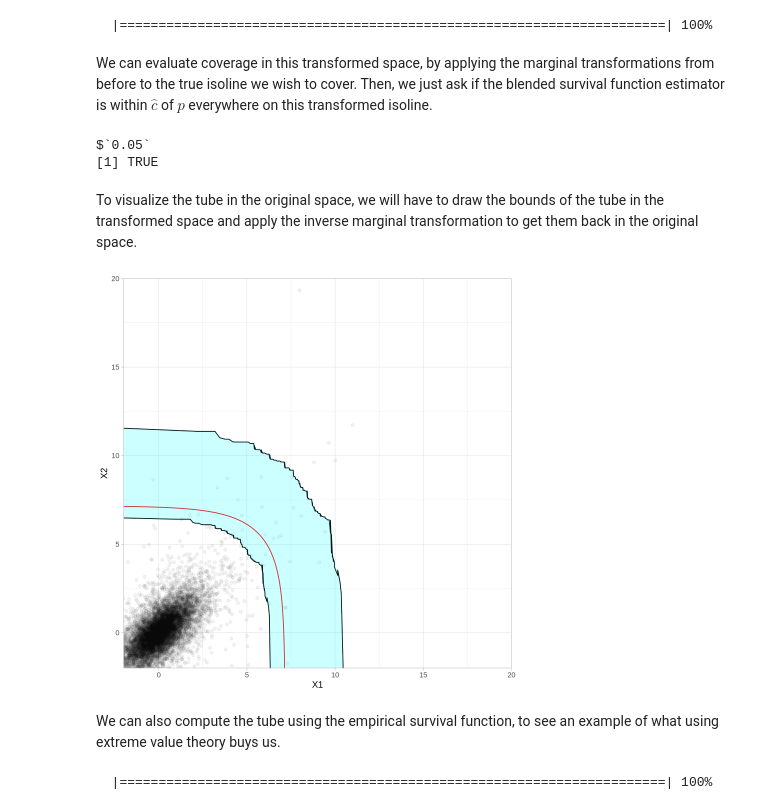
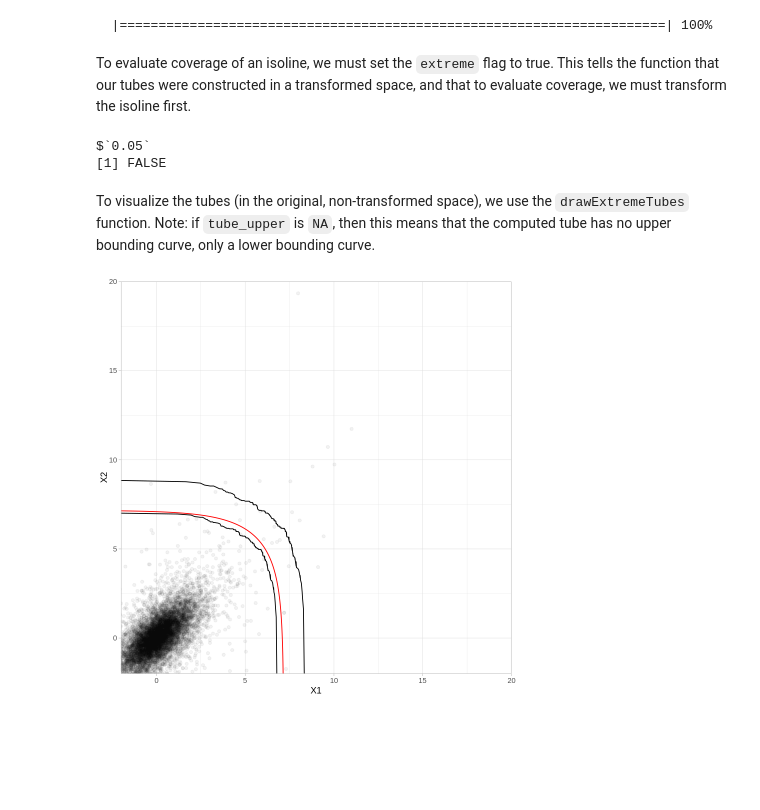
Before and after one commit to jbbutler/isolines_uq, a Jupyter notebook: notebooks/tutorials/tube_construction.ipynb, the cells around one changed output. Saved outputs shown, nothing was run; the diff lists cells and outputs as text; code cells hidden in the pictures; blank space fills up the shorter version.

```diff
--- a/notebooks/tutorials/tube_construction.ipynb
+++ b/notebooks/tutorials/tube_construction.ipynb
@@ -152,6 +117,6 @@ transformed_dat <- data.frame(X1=transformed_dat_X1, X2=transformed_dat_X2)
 # %%
-# Step 2: construct confidence tube using transformed data
-extreme_tube <- computeExtremeRegion(dat=transformed_dat,
+gamma <- 1/2
+extreme_tube <- computeExtremeRegion(dat=dat,
                                      alphas=c(0.05),
                                      p=0.001,
                                      B=500,
@@ -161,52 +126,26 @@ extreme_tube <- computeExtremeRegion(dat=transformed_dat,
 # %% [output]
   |======================================================================| 100%
 # %% [markdown]
-We can evaluate coverage in this transformed space, by applying the marginal transformations from before to the true isoline we wish to cover. Then, we just ask if the blended survival function estimator is within $\hat{c}$ of $p$ everywhere on this transformed isoline.
+To evaluate coverage of an isoline, we must set the `extreme` flag to true. This tells the function that our tubes were constructed in a transformed space, and that to evaluate coverage, we must transform the isoline first.
 # %%
-transformed_isoline <- data.frame(X1=transform(p_isoline[,1], dat[,1]), X2=transform(p_isoline[,2], dat[,2]))
-evaluateCoverage(extreme_tube, transformed_isoline)
+evaluateCoverage(extreme_tube, p_isoline, extreme=TRUE)
 # %% [output]
 $`0.05`
-[1] TRUE
+[1] FALSE
 # %% [markdown]
-To visualize the tube in the original space, we will have to draw the bounds of the tube in the transformed space and apply the inverse marginal transformation to get them back in the original space.
+To visualize the tubes (in the original, non-transformed space), we use the `drawExtremeTubes` function. Note: if `tube_upper` is `NA`, then this means that the computed tube has no upper bounding curve, only a lower bounding curve.
 # %%
-drawn_tubes_trans <- drawExtremeTubes(extreme_tube, alpha=0.05, lbs=c(0,0), n_coords=200)
-lower_trans <- drawn_tubes_trans$tube_lower
-upper_trans <- drawn_tubes_trans$tube_upper
+drawn_tubes <- drawExtremeTubes(extreme_tube, alpha=0.05, lbs=c(0,0), n_coords=200)
+ext_upper <- drawn_tubes$tube_lower
+ext_lower <- drawn_tubes$tube_upper
-# %%
-inv_transform <- function(pts, dat) {
-        orig_pts <- est_inv_cdf(pts/(1+pts), dat=dat, gamma=gamma)
-        return(orig_pts)
-}
-
-ext_upper <- data.frame(X1=inv_transform(upper_trans[,1], dat[,1]),
-                    X2=inv_transform(upper_trans[,2], dat[,2]))
-
-ext_lower <- data.frame(X1=inv_transform(lower_trans[,1], dat[,1]),
-                    X2=inv_transform(lower_trans[,2], dat[,2]))
-
-ext_tube <- rbind(lower, data.frame(t(rev(data.frame(t(upper))))))
 # %%
 plt <- ggplot() + geom_point(data=dat, aes(x=X1, y=X2), alpha=0.05) +
            geom_line(data=p_isoline, aes(x=X1, y=X2), color='red') +
            geom_line(data=ext_lower, aes(x=X1, y=X2)) +
            geom_line(data=ext_upper, aes(x=X1, y=X2)) +
-           geom_polygon(data=ext_tube, aes(x=X1, y=X2), alpha=0.2, fill='cyan') +
            coord_cartesian(xlim=c(-2,20), ylim=c(-2,20), expand=0) +
            theme_light()
 
 plt
 # %% [output]
-[figure, old version]
+[figure, new version]
-# %% [markdown]
-We can also compute the tube using the empirical survival function, to see an example of what using extreme value theory buys us.
-# %%
-region <- computeEmpiricalRegion(dat=dat,
-                                 alphas=c(0.05),
-                                 p=0.001,
-                                 B=500,
-                                 lbs=c(-2,-2),
-                                 verbose=TRUE)
-# %% [output]
-  |======================================================================| 100%
```
Also changed, not shown: parts of 8 cells of this notebook, 23 other files.
